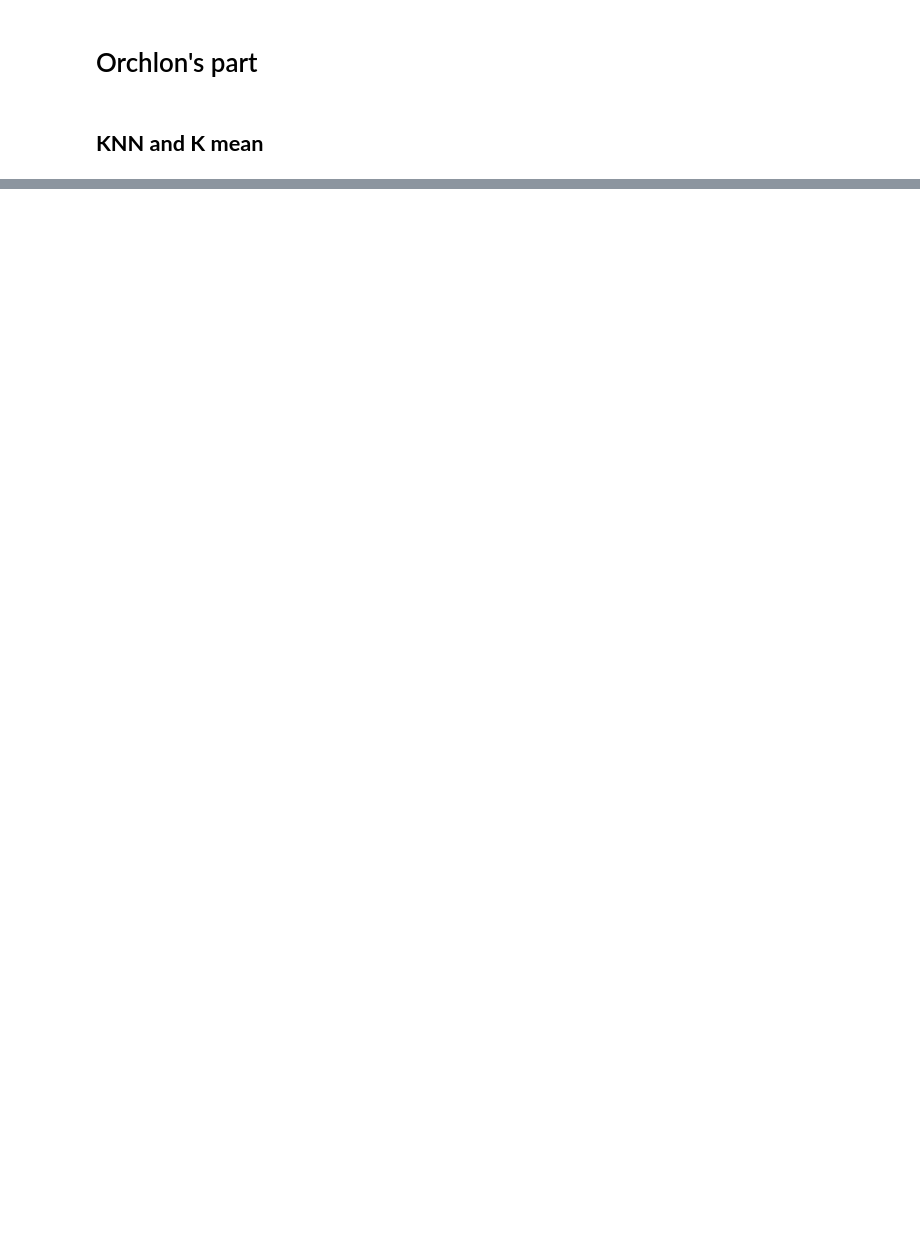
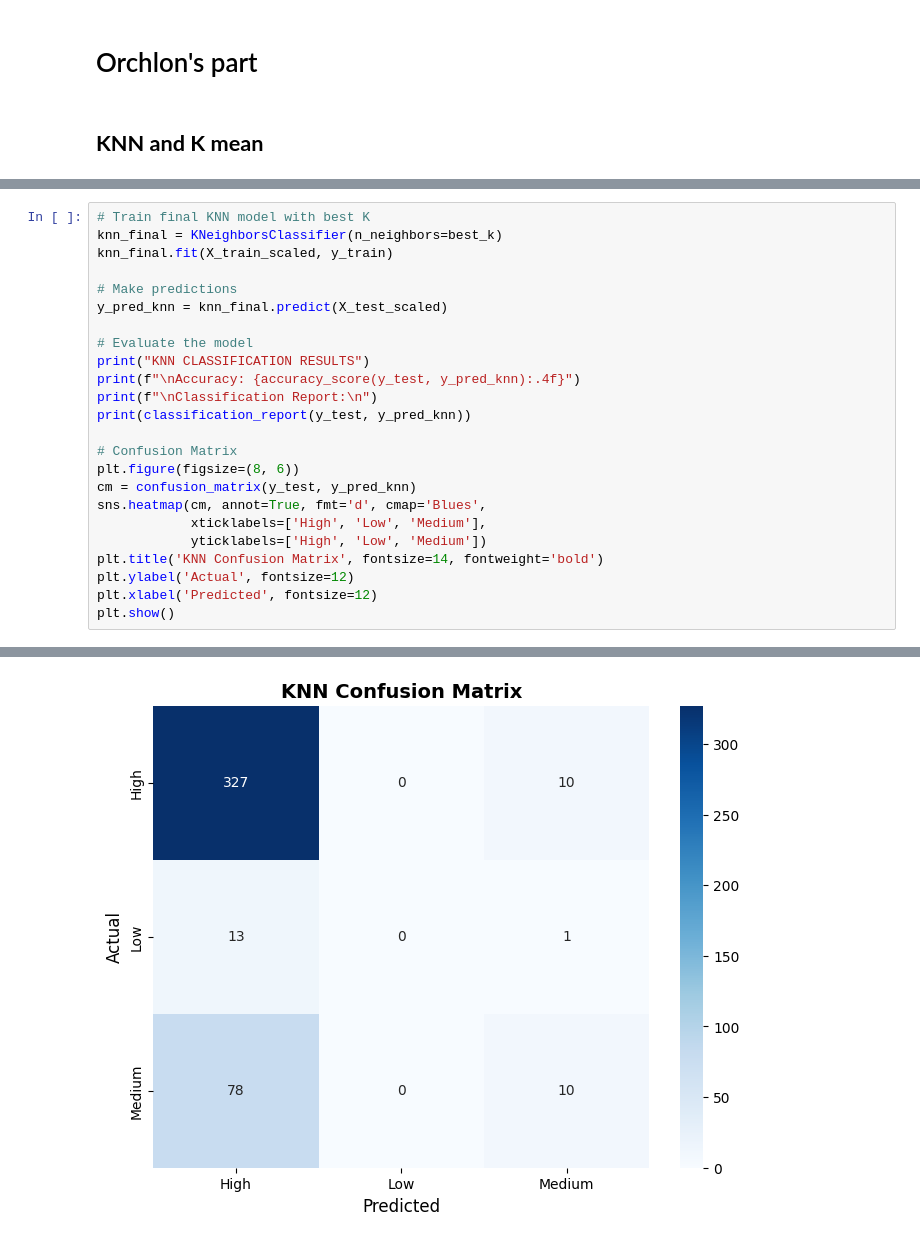
Before and after one commit to orchlonn/group-7, a Jupyter notebook: orchlon.ipynb, the cells around one changed output, grey strips where cells are left out. Cells and saved outputs as stored; diff of their text form; blank space fills up the shorter version.

```diff
--- a/orchlon.ipynb
+++ b/orchlon.ipynb
@@ -16,0 +174,25 @@ amazon_df.head()
+# %%
+# Train final KNN model with best K
+knn_final = KNeighborsClassifier(n_neighbors=best_k)
+knn_final.fit(X_train_scaled, y_train)
+
+# Make predictions
+y_pred_knn = knn_final.predict(X_test_scaled)
+
+# Evaluate the model
+print("KNN CLASSIFICATION RESULTS")
+print(f"\nAccuracy: {accuracy_score(y_test, y_pred_knn):.4f}")
+print(f"\nClassification Report:\n")
+print(classification_report(y_test, y_pred_knn))
+
+# Confusion Matrix
+plt.figure(figsize=(8, 6))
+cm = confusion_matrix(y_test, y_pred_knn)
+sns.heatmap(cm, annot=True, fmt='d', cmap='Blues',
+            xticklabels=['High', 'Low', 'Medium'],
+            yticklabels=['High', 'Low', 'Medium'])
+plt.title('KNN Confusion Matrix', fontsize=14, fontweight='bold')
+plt.ylabel('Actual', fontsize=12)
+plt.xlabel('Predicted', fontsize=12)
+plt.show()
+# %% [output]
@@ -16,0 +214 @@ amazon_df.head()
+[figure, added]
```
Also changed, not shown: parts of 14 cells of this notebook.
